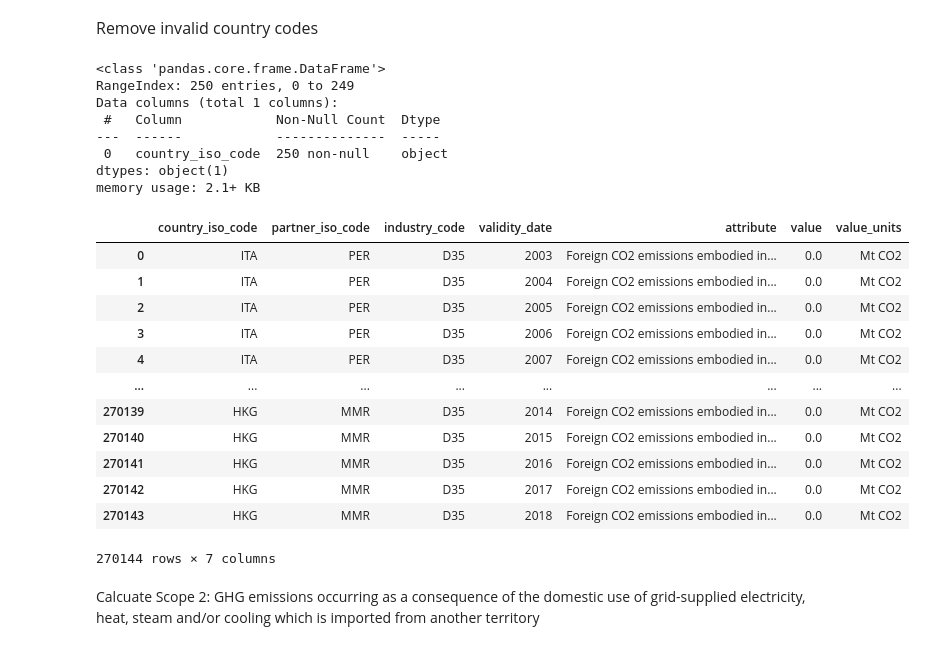
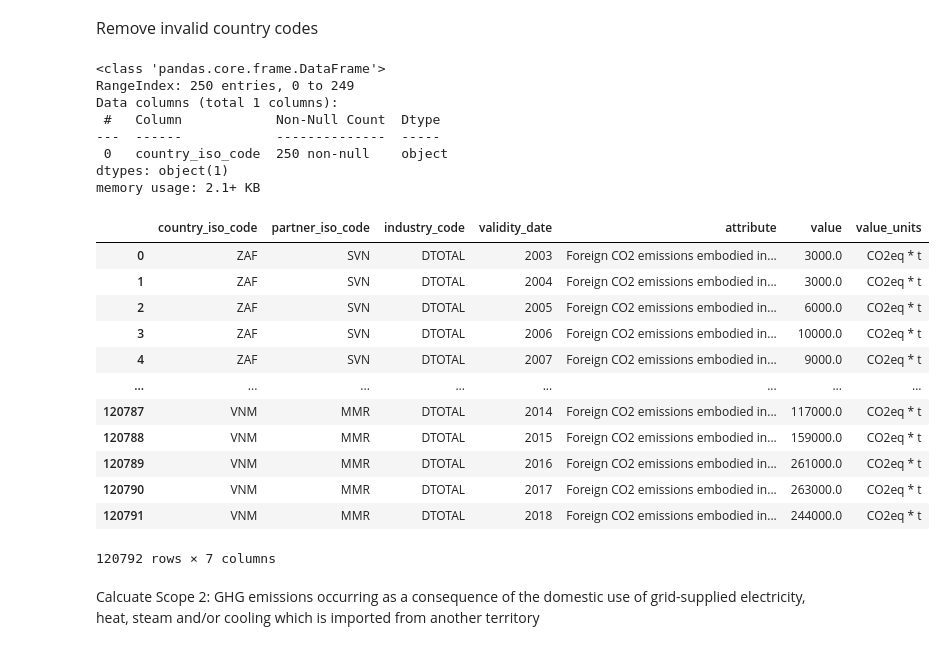
Before and after one commit to os-climate/PCAF-sovereign-footprint, a Jupyter notebook: notebooks/calc_total_sovereign_emissions.ipynb, the cells around one changed output. Saved outputs shown, nothing was run; the diff lists cells and outputs as text; code cells hidden in the pictures.

```diff
--- a/notebooks/calc_total_sovereign_emissions.ipynb
+++ b/notebooks/calc_total_sovereign_emissions.ipynb
@@ -92,0 +95,13 @@ src_table_2 = 'sf_unfccc_results'
+# %%
+import pandas as pd
+from openscm_units import unit_registry
+from pint import set_application_registry, Quantity
+from pint_pandas import PintArray, PintType
+# First we create the registry.
+ureg = unit_registry
+Q_ = ureg.Quantity
+ureg.default_format = '~'
+ureg.define("CO2e = CO2 = CO2eq")
+ureg.define("USD = [currency] ")
+ureg.define('Millions=1000000')
+set_application_registry(ureg)
@@ -98,7 +161,20 @@ import pandas as pd
 sql=f"""
 select country_iso_code,partner_iso_code,industry_code,validity_date,attribute,value,value_units from {ingest_catalog}.{ingest_schema}.{src_table_1} """
 df1 = pd.read_sql(sql, engine)
-df1
+df1 = requantify_df(df1)
+# convert to CO2 units to t
+df1['value'] = df1['value'].pint.to("t CO2e")
+df1 = dequantify_df(df1)
+
+
+sql=f"""
+select country_iso_code,partner_iso_code,industry_code,validity_date,attribute,value,value_units from {ingest_catalog}.{ingest_schema}.{src_table_3} where industry_code='DTOTAL'"""
+df_exgr = pd.read_sql(sql, engine)
+df_exgr = requantify_df(df_exgr)
+# convert to CO2 units to t
+df_exgr['value'] = df_exgr['value'].pint.to("t CO2e")
+df_exgr = dequantify_df(df_exgr)
+
 #df1["units"] = "kt"
 #df1 = requantify_df(df1).convert_dtypes()
 #df1.info(verbose=True)
@@ -122,41 +184,46 @@ df1
 # %%
 import pycountry
 import pandas as pd
 df_country = pd.DataFrame([country.__dict__['_fields'] for country in pycountry.countries])
 df_country = df_country.rename(columns={'alpha_3':'country_iso_code'})
 df_country=df_country[['country_iso_code']]
 # add Rest of World to the country dataframe
 dict_row = {'country_iso_code':'ROW'}
 df_country = df_country.append(dict_row, ignore_index = True)
 df_country.info(verbose=True)
 df1=df1.convert_dtypes()
 #df1.info(verbose=True)
 df1 = pd.merge(df1,df_country,on=['country_iso_code'])
 df1=df1.convert_dtypes()
 #df_result.drop(columns=['country_name_y'],inplace=True)
 df1
+
+df_exgr = pd.merge(df_exgr,df_country,on=['country_iso_code'])
+df_exgr=df_exgr.convert_dtypes()
+#df_result.drop(columns=['country_name_y'],inplace=True)
+df_exgr
 # %% [output]
 <class 'pandas.core.frame.DataFrame'>
 RangeIndex: 250 entries, 0 to 249
 Data columns (total 1 columns):
  #   Column            Non-Null Count  Dtype
 ---  ------            --------------  -----
  0   country_iso_code  250 non-null    object
 dtypes: object(1)
 memory usage: 2.1+ KB
 |  | country_iso_code | partner_iso_code | industry_code | validity_date | attribute | value | value_units |
-| 0 | ITA | PER | D35 | 2003 | Foreign CO2 emissions embodied in... | 0.0 | Mt CO2 |
-| 1 | ITA | PER | D35 | 2004 | Foreign CO2 emissions embodied in... | 0.0 | Mt CO2 |
-| 2 | ITA | PER | D35 | 2005 | Foreign CO2 emissions embodied in... | 0.0 | Mt CO2 |
-| 3 | ITA | PER | D35 | 2006 | Foreign CO2 emissions embodied in... | 0.0 | Mt CO2 |
-| 4 | ITA | PER | D35 | 2007 | Foreign CO2 emissions embodied in... | 0.0 | Mt CO2 |
+| 0 | ZAF | SVN | DTOTAL | 2003 | Foreign CO2 emissions embodied in... | 3000.0 | CO2eq * t |
+| 1 | ZAF | SVN | DTOTAL | 2004 | Foreign CO2 emissions embodied in... | 3000.0 | CO2eq * t |
+| 2 | ZAF | SVN | DTOTAL | 2005 | Foreign CO2 emissions embodied in... | 6000.0 | CO2eq * t |
+| 3 | ZAF | SVN | DTOTAL | 2006 | Foreign CO2 emissions embodied in... | 10000.0 | CO2eq * t |
+| 4 | ZAF | SVN | DTOTAL | 2007 | Foreign CO2 emissions embodied in... | 9000.0 | CO2eq * t |
 | ... | ... | ... | ... | ... | ... | ... | ... |
-| 270139 | HKG | MMR | D35 | 2014 | Foreign CO2 emissions embodied in... | 0.0 | Mt CO2 |
-| 270140 | HKG | MMR | D35 | 2015 | Foreign CO2 emissions embodied in... | 0.0 | Mt CO2 |
-| 270141 | HKG | MMR | D35 | 2016 | Foreign CO2 emissions embodied in... | 0.0 | Mt CO2 |
-| 270142 | HKG | MMR | D35 | 2017 | Foreign CO2 emissions embodied in... | 0.0 | Mt CO2 |
-| 270143 | HKG | MMR | D35 | 2018 | Foreign CO2 emissions embodied in... | 0.0 | Mt CO2 |
+| 120787 | VNM | MMR | DTOTAL | 2014 | Foreign CO2 emissions embodied in... | 117000.0 | CO2eq * t |
+| 120788 | VNM | MMR | DTOTAL | 2015 | Foreign CO2 emissions embodied in... | 159000.0 | CO2eq * t |
+| 120789 | VNM | MMR | DTOTAL | 2016 | Foreign CO2 emissions embodied in... | 261000.0 | CO2eq * t |
+| 120790 | VNM | MMR | DTOTAL | 2017 | Foreign CO2 emissions embodied in... | 263000.0 | CO2eq * t |
+| 120791 | VNM | MMR | DTOTAL | 2018 | Foreign CO2 emissions embodied in... | 244000.0 | CO2eq * t |
-270144 rows × 7 columns
+120792 rows × 7 columns
 # %% [markdown]
 Calcuate Scope 2:
 GHG emissions occurring as a consequence of the domestic use of grid-supplied electricity, heat,
```
Also changed, not shown: parts of 24 cells of this notebook.
